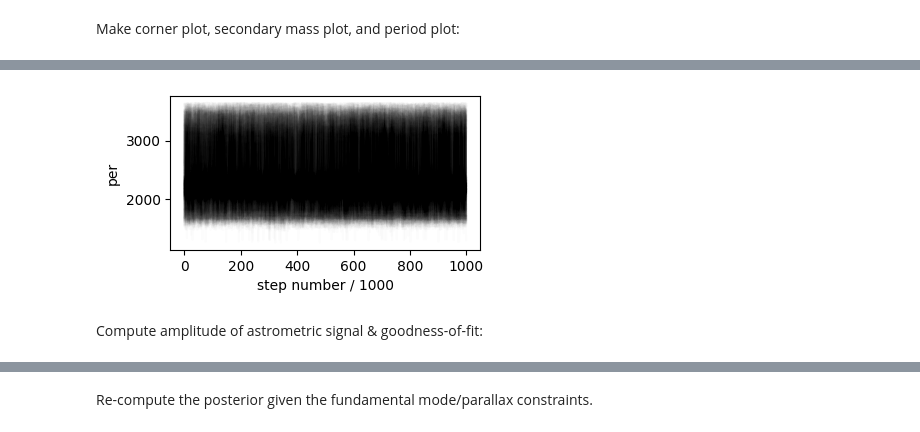
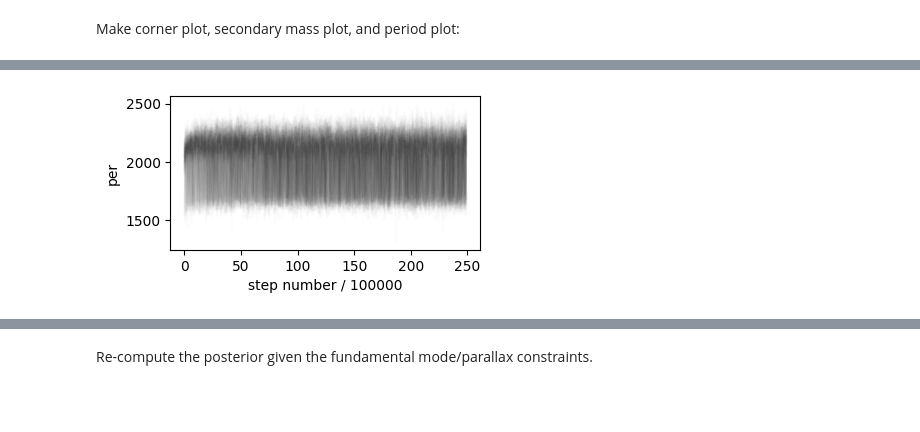
Before and after one commit to sblunt/betelgeuse, a Jupyter notebook: is_it_real.ipynb, the cells around one changed output, grey strips where cells are left out. Cells and saved outputs as stored; diff of their text form; code cells hidden in the pictures; blank space fills up the shorter version.

```diff
--- a/is_it_real.ipynb
+++ b/is_it_real.ipynb
@@ -56,3 +1,31 @@ if not os.path.exists(savedir):
+# %%
+import numpy as np
+import matplotlib.pyplot as plt
+import os
+from orbitize import results, plot
+from orbitize.basis import tau_to_tp
+from astropy import units as u, constants as cst
+from astropy.time import Time
+from scipy import stats
+
+# TODO:
+# 1. How does the sma size (plotted in the multipanel below) square with the dreamplot?
+# 2. make dreamplot for fits 1B, 3
+# 3. run 6 other fits for full steps
+# 4. compare parallax for 1A & 1B
+# 5. where does the period alias come from?
+
+# 1A
+planet = True
+run_name = "planetTrue_dvdFalse_renormHIPFalse_fitradioTrue_fithipparcosTrue_burn100_total25000000"
+
+beetle_results = results.Results()
+beetle_results.load_results("results/{}.hdf5".format(run_name))
+
+# create new dir for plots about this run
+savedir = "plots/{}".format(run_name)
+if not os.path.exists(savedir):
+    os.mkdir(savedir)
 # %% [markdown]
 Make corner plot, secondary mass plot, and period plot:
 # %%
@@ -248,26 +265,24 @@ ax.set_xlim(0, 0.1)
 # %%
 # make MCMC convergence plots
 params = {"per1": "per"}
 for param in params.keys():
     chn = beetle_results.post[:, beetle_results.system.param_idx[param]] * 365.25
 
     num_walkers = 1000
+    thin = 100
     n_steps = len(chn) // num_walkers
     chn = chn.reshape((num_walkers, n_steps))
 
-    # TODO: fix x axis
-    walkers_to_plot = np.random.choice(num_walkers, size=500, replace=False)
+    walkers_to_plot = np.random.choice(num_walkers, size=100, replace=False)
     plt.figure(figsize=(4, 2))
     chop_after = 0
     for w in walkers_to_plot:
         plt.plot(chn[w, :][chop_after:], color="k", alpha=0.01)
-    plt.xlabel("step number / 1000")
+    plt.xlabel("step number / {}".format(thin * num_walkers))
     plt.ylabel(params[param])
     plt.savefig(
         "{}/per_chains.png".format(savedir),
         dpi=250,
     )
 # %% [output]
-[figure, old version]
+[figure, new version]
-# %% [markdown]
-Compute amplitude of astrometric signal & goodness-of-fit:
```
Also changed, not shown: parts of 22 cells of this notebook, 14 other files.
